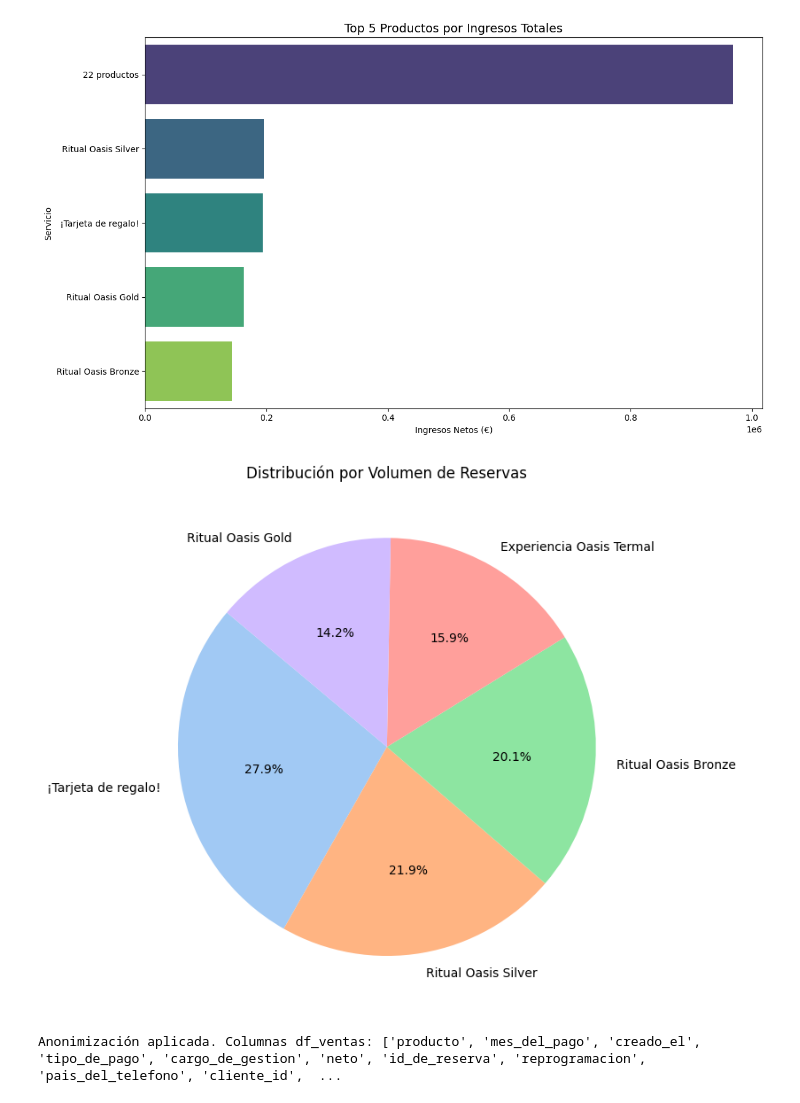
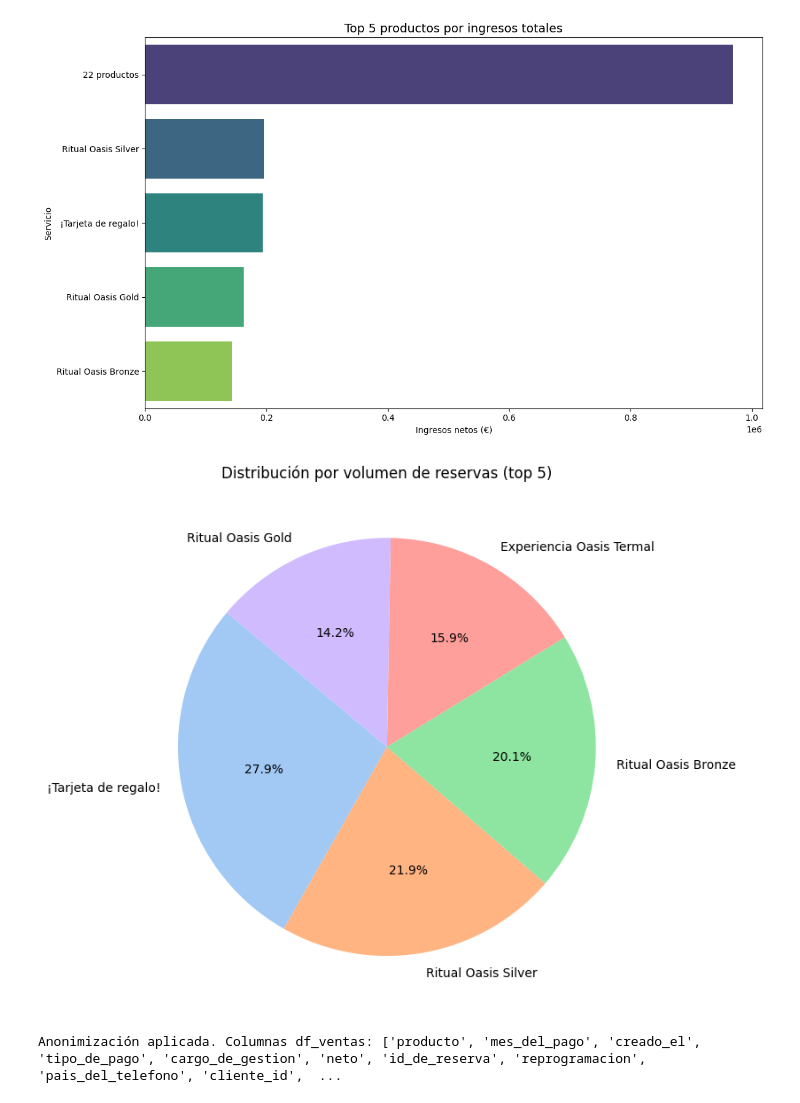
Before and after one commit to lolarealcejudo27/EDA_Oasis_Spa_Sevilla, a Jupyter notebook: src/notebooks/03_producto_estrella.ipynb, the cells around one changed output. Saved outputs shown, nothing was run; the diff lists cells and outputs as text; code cells hidden in the pictures.

```diff
--- a/src/notebooks/03_producto_estrella.ipynb
+++ b/src/notebooks/03_producto_estrella.ipynb
@@ -1,70 +1,50 @@
 # %%
+# Imports y utilidades centralizadas
+import sys, os
+sys.path.insert(0, '../utils')
+
 import pandas as pd
 import matplotlib.pyplot as plt
 import seaborn as sns
-import os
 
-#Carga de datos
+from funciones import (limpiar_nombres_columnas, limpiar_moneda,
+                       parsear_mes_es, anonimizar)
+
+# --- Carga de datos y limpieza básica ---
 df_ventas = pd.read_csv('../data/informe_ventas.csv', skiprows=1)
-
-#Función de limpieza de nombres
-def limpiar_nombres_columnas(df):
-    df.columns = (df.columns.str.strip().str.lower()
-                  .str.replace(' ', '_').str.replace('¿', '').str.replace('?', '')
-                  .str.replace('.', '').str.replace('á', 'a').str.replace('é', 'e')
-                  .str.replace('í', 'i').str.replace('ó', 'o').str.replace('ú', 'u'))
-    return df
-
 df_ventas = limpiar_nombres_columnas(df_ventas)
-
-#LIMPIEZA DE MONEDA
-def limpiar_moneda(valor):
-    if isinstance(valor, str):
-        # Quitamos €, puntos de miles y cambiamos coma por punto decimal
-        valor = valor.replace('€', '').replace('.', '').replace(',', '.').strip()
-    return pd.to_numeric(valor, errors='coerce')
-
 df_ventas['neto'] = df_ventas['neto'].apply(limpiar_moneda)
 
-#Agrupamos por producto
-productos_top = df_ventas.groupby('producto')['neto'].agg(['sum', 'count']).sort_values(by='sum', ascending=False)
+# --- Contexto inicial: top productos por ingresos y por volumen ---
+productos_top = (df_ventas.groupby('producto')['neto']
+                          .agg(['sum', 'count'])
+                          .sort_values(by='sum', ascending=False))
 
-#GRÁFICO 1: INGRESOS
+# Gráfico 1 — Top 5 productos por ingresos totales
 plt.figure(figsize=(12, 7))
-sns.barplot(
-    x=productos_top['sum'].head(5),
-    y=productos_top.index[:5],
-    palette='viridis',
-    hue=productos_top.index[:5],
-    legend=False
-)
-plt.title('Top 5 Productos por Ingresos Totales', fontsize=14)
-plt.xlabel('Ingresos Netos (€)')
+sns.barplot(x=productos_top['sum'].head(5),
+            y=productos_top.index[:5],
+            palette='viridis', hue=productos_top.index[:5], legend=False)
+plt.title('Top 5 productos por ingresos totales', fontsize=14)
+plt.xlabel('Ingresos netos (€)')
 plt.ylabel('Servicio')
 plt.tight_layout()
-
-#Guardado y cierre
-plt.savefig('../img/03_producto_estrella_ingresos.png', dpi=300)
+plt.savefig('../img/03_producto_estrella_ingresos.png', dpi=200)
 plt.show()
 plt.close()
 
-#GRÁFICO 2: VOLUMEN
+# Gráfico 2 — Distribución por volumen de reservas
 plt.figure(figsize=(8, 8))
 df_ventas['producto'].value_counts().head(5).plot(
-    kind='pie',
-    autopct='%1.1f%%',
-    startangle=140,
-    colors=sns.color_palette('pastel')
-)
-plt.title('Distribución por Volumen de Reservas')
+    kind='pie', autopct='%1.1f%%', startangle=140,
+    colors=sns.color_palette('pastel'))
+plt.title('Distribución por volumen de reservas (top 5)')
 plt.ylabel('')
 plt.tight_layout()
-
-#Guardado y cierre
-plt.savefig('../img/03_producto_volumen.png', dpi=300)
+plt.savefig('../img/03_producto_volumen.png', dpi=200)
 plt.show()
 plt.close()
 # %% [output]
 [figure]
-[figure, old version]
+[figure, new version]
 # %%
```
Also changed, not shown: parts of 6 cells of this notebook, 16 other files.
